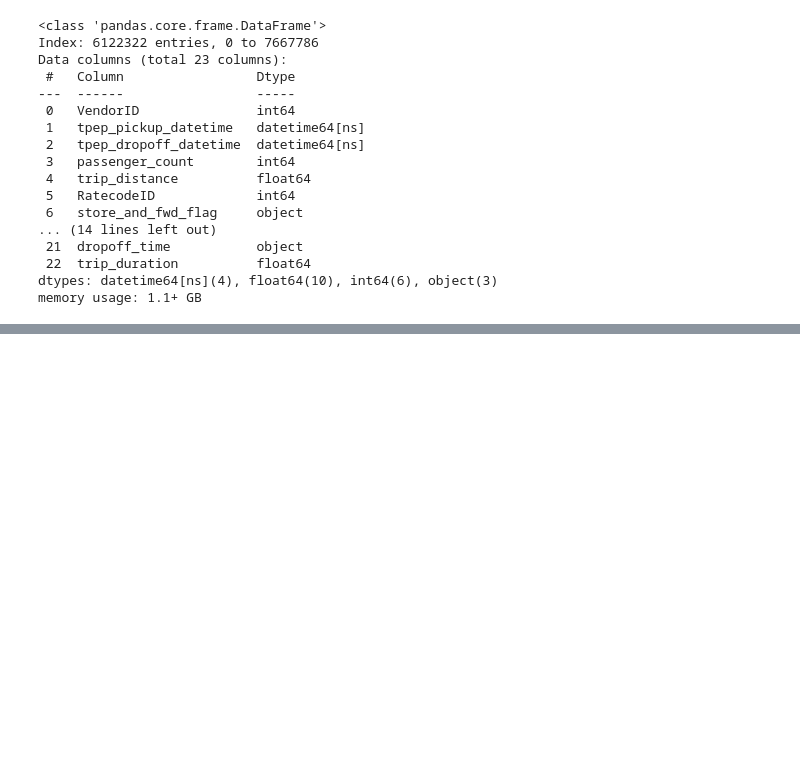
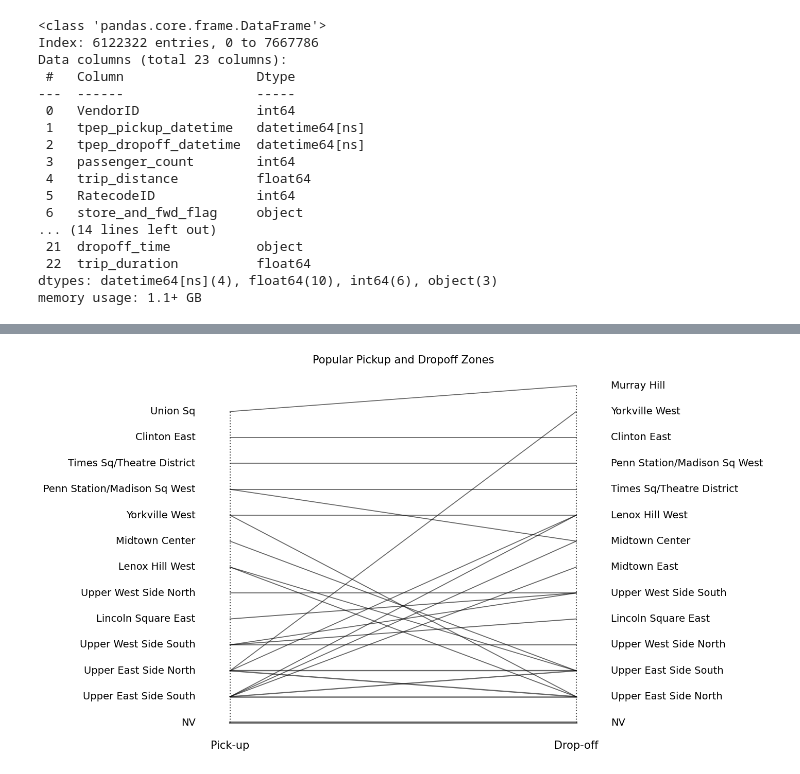
Before and after one commit to EimanteZemyteVU/Taxi, a Jupyter notebook: Expl.ipynb, the cells around one changed output, grey strips where cells are left out. Drawn from its saved outputs; the diff is of its cells as text; code cells hidden in the pictures; blank space fills up the shorter version.

```diff
--- a/Expl.ipynb
+++ b/Expl.ipynb
@@ -124,0 +157,53 @@ print(TripsWithZones)
+# %%
+import matplotlib.pyplot as plt
+import matplotlib.lines as mlines
+
+# Group data to count connections take top 50
+top_connections = (
+    TripsWithZones.groupby(['pickup_zone', 'dropoff_zone'])
+    .size()
+    .reset_index(name='count')
+    .sort_values('count', ascending=False)
+    .head(25)
+)
+
+# Get unique pickup and dropoff zones
+pickup_zones = top_connections['pickup_zone'].unique()
+dropoff_zones = top_connections['dropoff_zone'].unique()
+
+# Create the plot
+fig, ax = plt.subplots(figsize=(15, 8), facecolor='white')
+fig.suptitle('Popular Pickup and Dropoff Zones', fontsize=15)
+
+# Add side lines and zone labels
+ax.vlines(x=1, ymin=0, ymax=len(pickup_zones) - 1, color='black', linestyles='dotted', alpha=0.7)
+ax.vlines(x=3, ymin=0, ymax=len(dropoff_zones) - 1, color='black', linestyles='dotted', alpha=0.7)
+
+for idx, zone in enumerate(pickup_zones):
+    ax.text(0.8, idx, zone, ha='right', va='center', fontsize=14)
+for idx, zone in enumerate(dropoff_zones):
+    ax.text(3.2, idx, zone, ha='left', va='center', fontsize=14)
+
+# Draw lines for top connections
+for _, row in top_connections.iterrows():
+    start_idx = list(pickup_zones).index(row['pickup_zone'])
+    end_idx = list(dropoff_zones).index(row['dropoff_zone'])
+    ax.add_line(mlines.Line2D(
+        [1, 3], [start_idx, end_idx],
+        color='black', alpha=0.6,
+        linewidth=1 + 2 * (row['count'] / top_connections['count'].max())
+    ))
+
+# Clean up axes
+ax.set_xlim(0, 4)
+ax.set_ylim(-0.5, max(len(pickup_zones), len(dropoff_zones)) - 0.5)
+ax.set_xticks([1, 3])
+ax.set_xticklabels(['Pick-up', 'Drop-off'], fontsize=15)
+ax.tick_params(left=False, bottom=False, labelleft=False)
+for spine in ['top', 'bottom', 'left', 'right']:
+    ax.spines[spine].set_visible(False)
+
+plt.tight_layout()
+plt.show()
+# %% [output]
+[figure, added]
```
Also changed, not shown: parts of 13 cells of this notebook, 3 other files.
